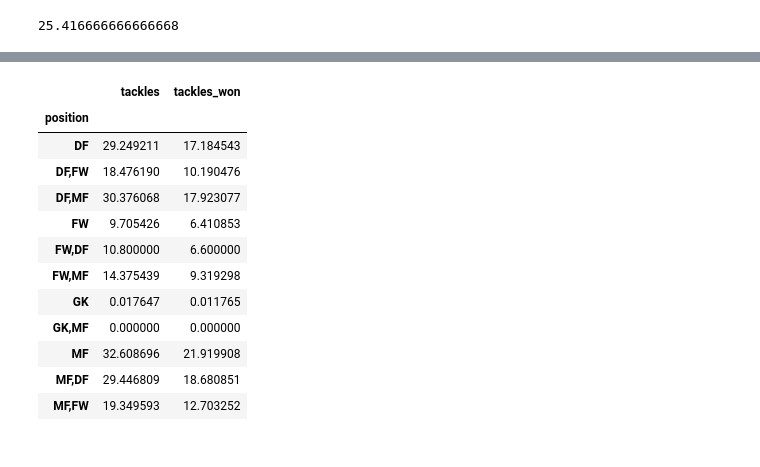
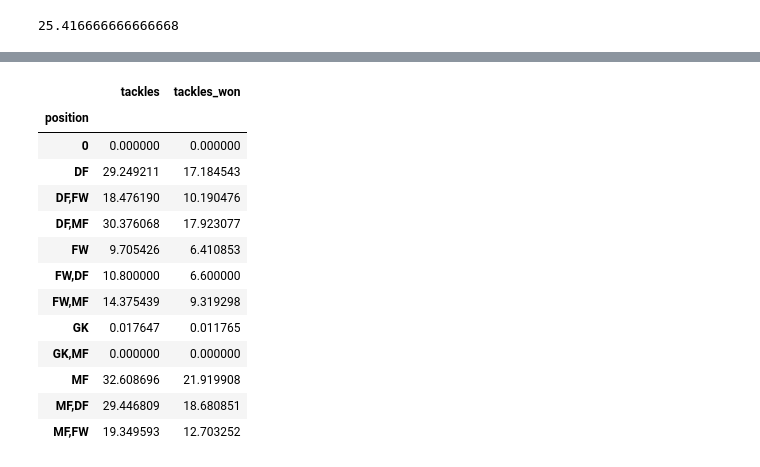
Before and after one commit to RockyOwens/Project1, a Jupyter notebook: SoccerPlayerAnalysis.ipynb, the cells around one changed output, grey strips where cells are left out. Saved outputs shown, nothing was run; the diff lists cells and outputs as text; code cells hidden in the pictures.

```diff
--- a/SoccerPlayerAnalysis.ipynb
+++ b/SoccerPlayerAnalysis.ipynb
@@ -318,10 +360,11 @@ sns.pairplot(set_data)
 # %%
 # How does the number of tackles and tackles won relate to the player's position?
-grouped = clean_data.groupby('position')['tackles', 'tackles_won'].mean()
+grouped = soccer_data.groupby('position')['tackles', 'tackles_won'].mean()
 grouped
 # %% [output]
 |  | tackles | tackles_won |
 | position |  |  |
+| 0 | 0.000000 | 0.000000 |
 | DF | 29.249211 | 17.184543 |
 | DF,FW | 18.476190 | 10.190476 |
 | DF,MF | 30.376068 | 17.923077 |
```
Also changed, not shown: parts of 69 cells of this notebook, 2 other files.
